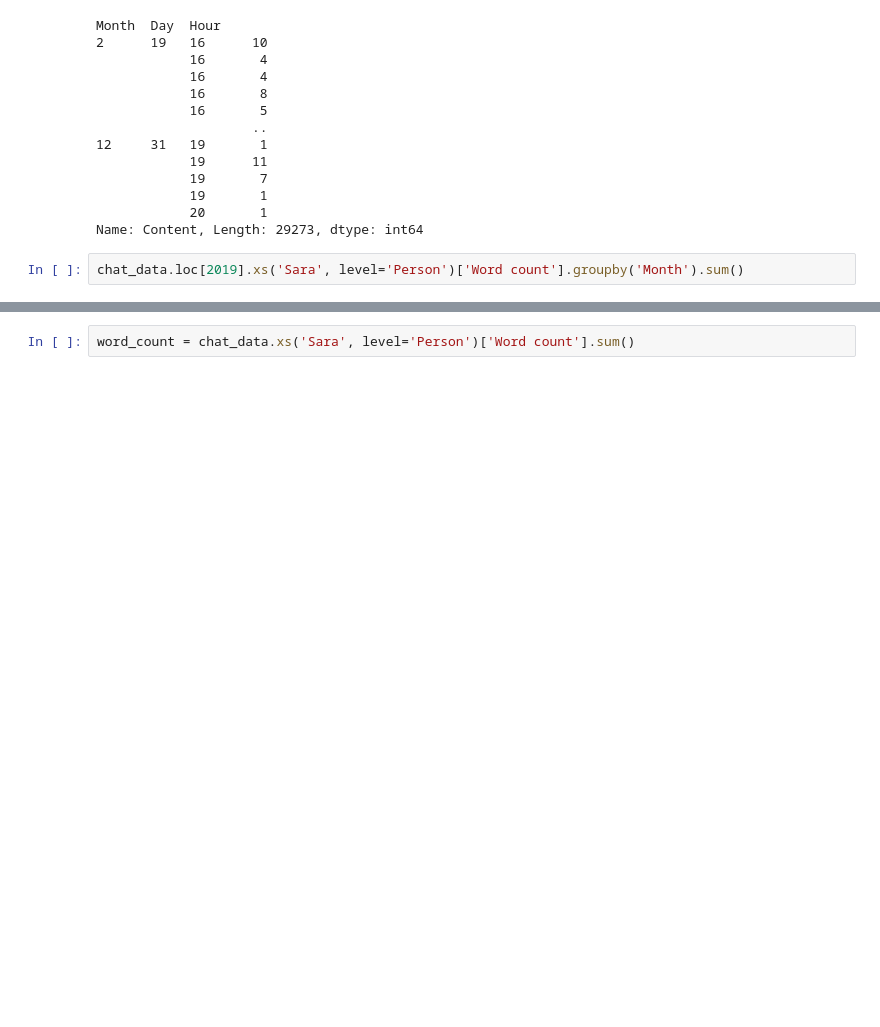
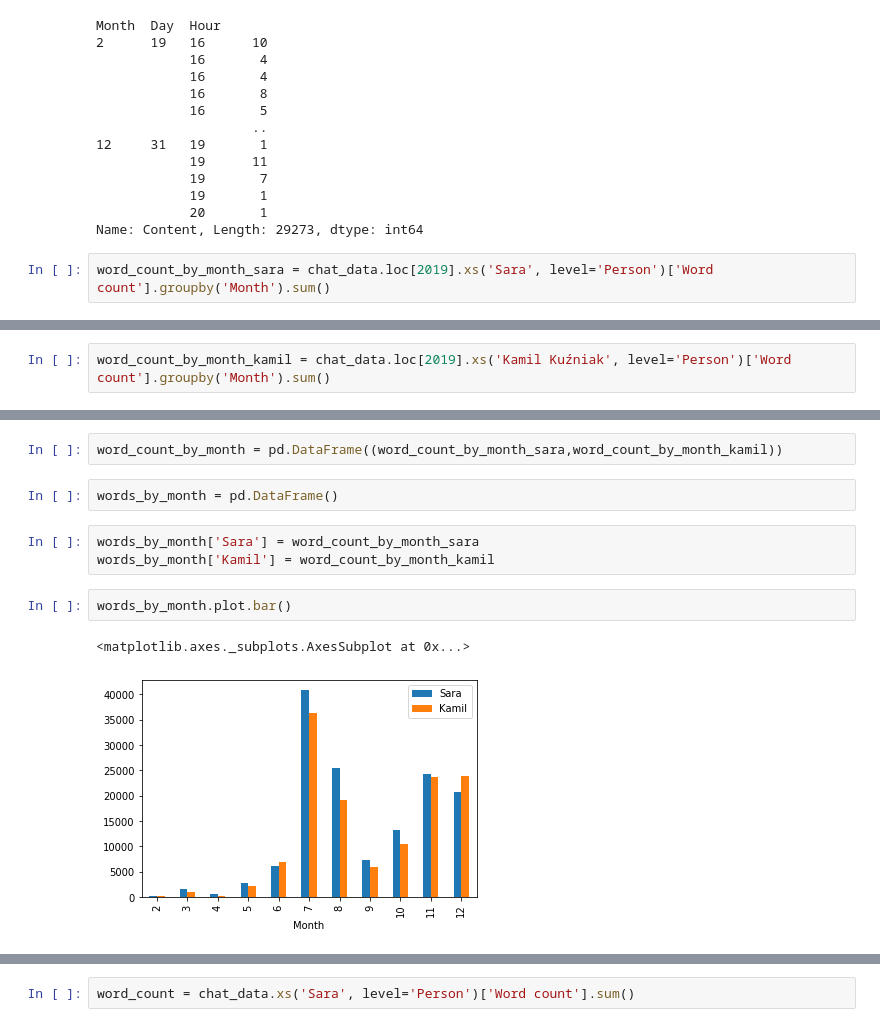
Before and after one commit to kamilkuzniak/WhatsApp-analyzer, a Jupyter notebook: Jupyter_testing.ipynb, the cells around one changed output, grey strips where cells are left out. Cells and saved outputs as stored; diff of their text form; blank space fills up the shorter version.

Commit message:
Cleaned up the plots, added saving text to file

```diff
--- a/Jupyter_testing.ipynb
+++ b/Jupyter_testing.ipynb
@@ -1284,4 +1284,4 @@ Month  Day  Hour
             20       1
 Name: Content, Length: 29273, dtype: int64
 # %%
-chat_data.loc[2019].xs('Sara', level='Person')['Word count'].groupby('Month').sum()
+word_count_by_month_sara = chat_data.loc[2019].xs('Sara', level='Person')['Word count'].groupby('Month').sum()
@@ -1301,0 +1288,2 @@ Name: Word count, dtype: int64
+# %%
+word_count_by_month_kamil = chat_data.loc[2019].xs('Kamil Kuźniak', level='Person')['Word count'].groupby('Month').sum()
@@ -1301,0 +1322,12 @@ Name: Word count, dtype: int64
+# %%
+word_count_by_month = pd.DataFrame((word_count_by_month_sara,word_count_by_month_kamil))
+# %%
+words_by_month = pd.DataFrame()
+# %%
+words_by_month['Sara'] = word_count_by_month_sara
+words_by_month['Kamil'] = word_count_by_month_kamil
+# %%
+words_by_month.plot.bar()
+# %% [output]
+<matplotlib.axes._subplots.AxesSubplot at 0x...>
+[figure, added]
```
Also changed, not shown: parts of 8 cells of this notebook, 2 other files.
